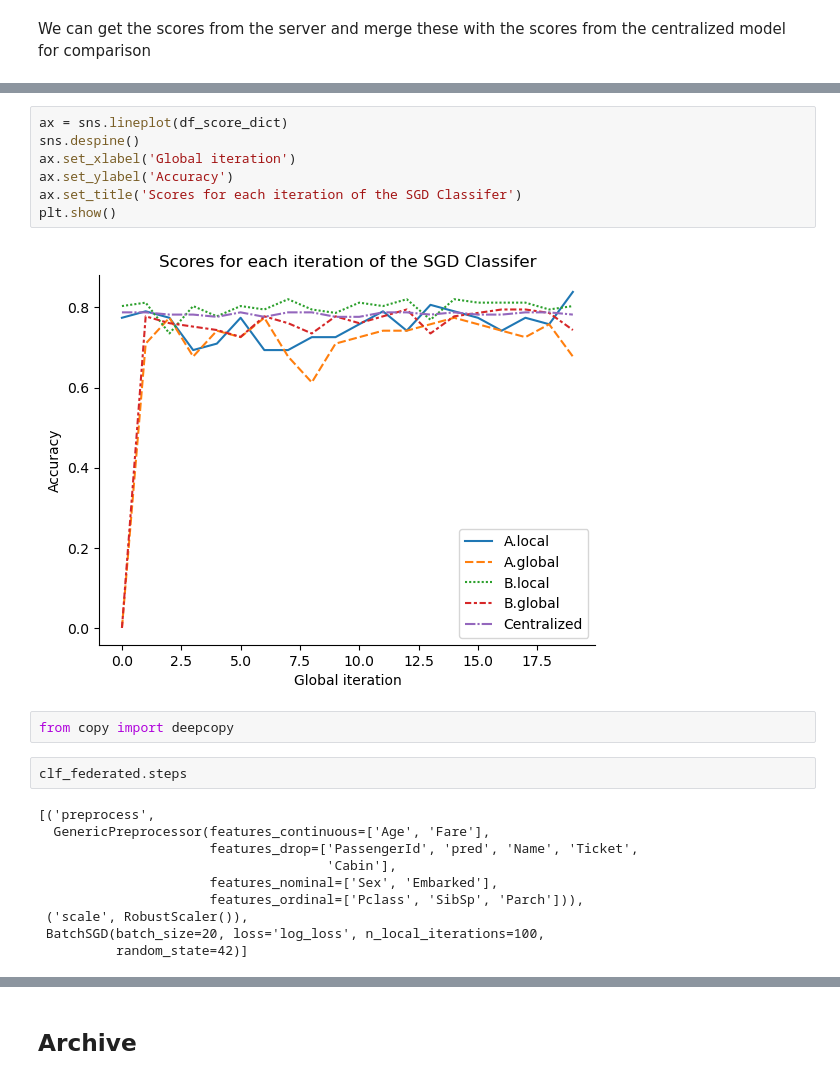
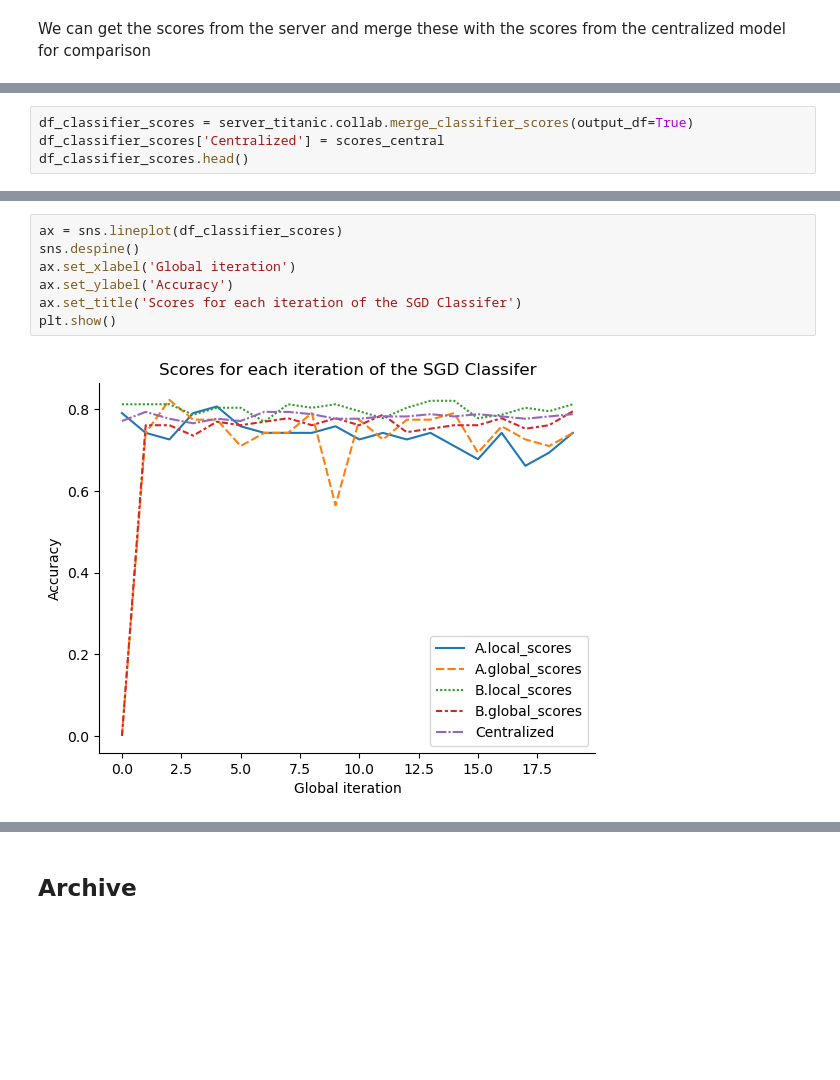
Before and after one commit to daanknoors/fl_titanic, a Jupyter notebook: notebooks/001_train_model.ipynb, the cells around one changed output, grey strips where cells are left out. Drawn from its saved outputs; the diff is of its cells as text; blank space fills up the shorter version.

```diff
--- a/notebooks/001_train_model.ipynb
+++ b/notebooks/001_train_model.ipynb
@@ -238,0 +239,4 @@ df_score_dict['Centralized'] = scores_central
+# %%
+df_classifier_scores = server_titanic.collab.merge_classifier_scores(output_df=True)
+df_classifier_scores['Centralized'] = scores_central
+df_classifier_scores.head()
@@ -239,23 +250,9 @@ df_score_dict['Centralized'] = scores_central
 # %%
-ax = sns.lineplot(df_score_dict)
+ax = sns.lineplot(df_classifier_scores)
 sns.despine()
 ax.set_xlabel('Global iteration')
 ax.set_ylabel('Accuracy')
 ax.set_title('Scores for each iteration of the SGD Classifer')
 plt.show()
 # %% [output]
-[figure, old version]
+[figure, new version]
-# %%
-from copy import deepcopy
-# %%
-clf_federated.steps
-# %% [output]
-[('preprocess',
-  GenericPreprocessor(features_continuous=['Age', 'Fare'],
-                      features_drop=['PassengerId', 'pred', 'Name', 'Ticket',
-                                     'Cabin'],
-                      features_nominal=['Sex', 'Embarked'],
-                      features_ordinal=['Pclass', 'SibSp', 'Parch'])),
- ('scale', RobustScaler()),
- BatchSGD(batch_size=20, loss='log_loss', n_local_iterations=100,
-          random_state=42)]
```
Also changed, not shown: parts of 15 cells of this notebook, 5 other files.
